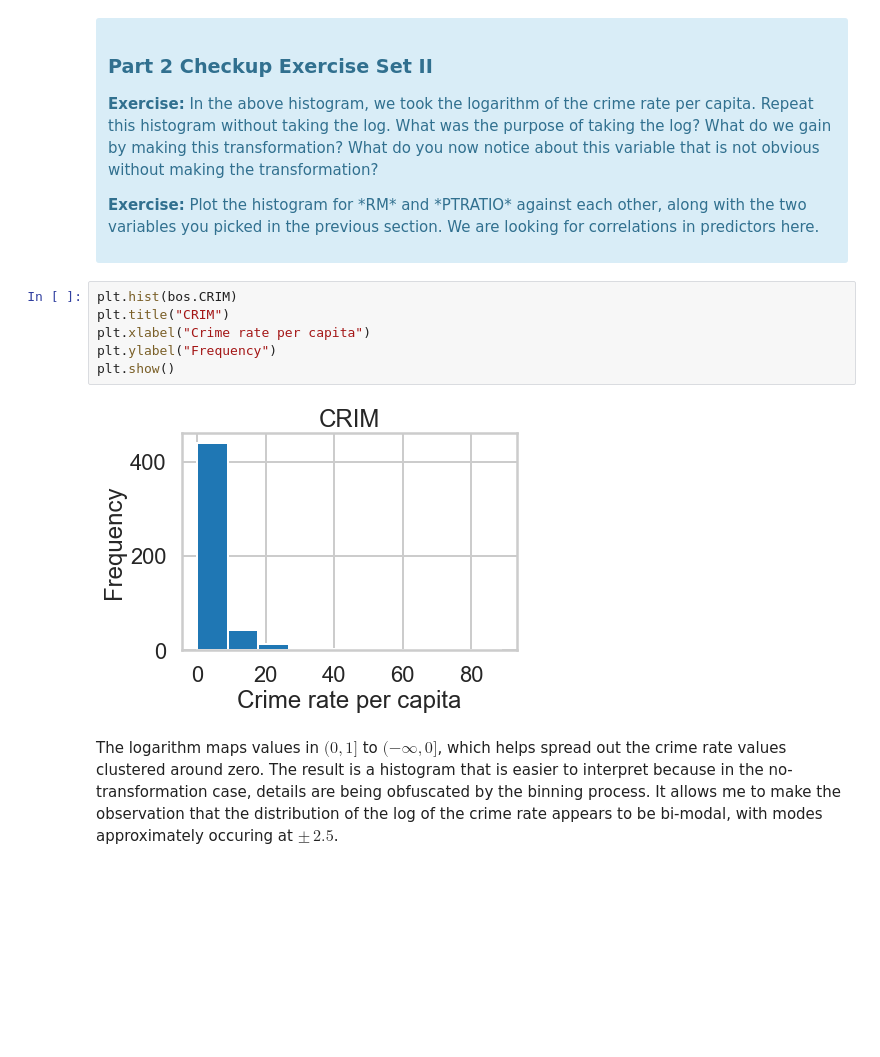
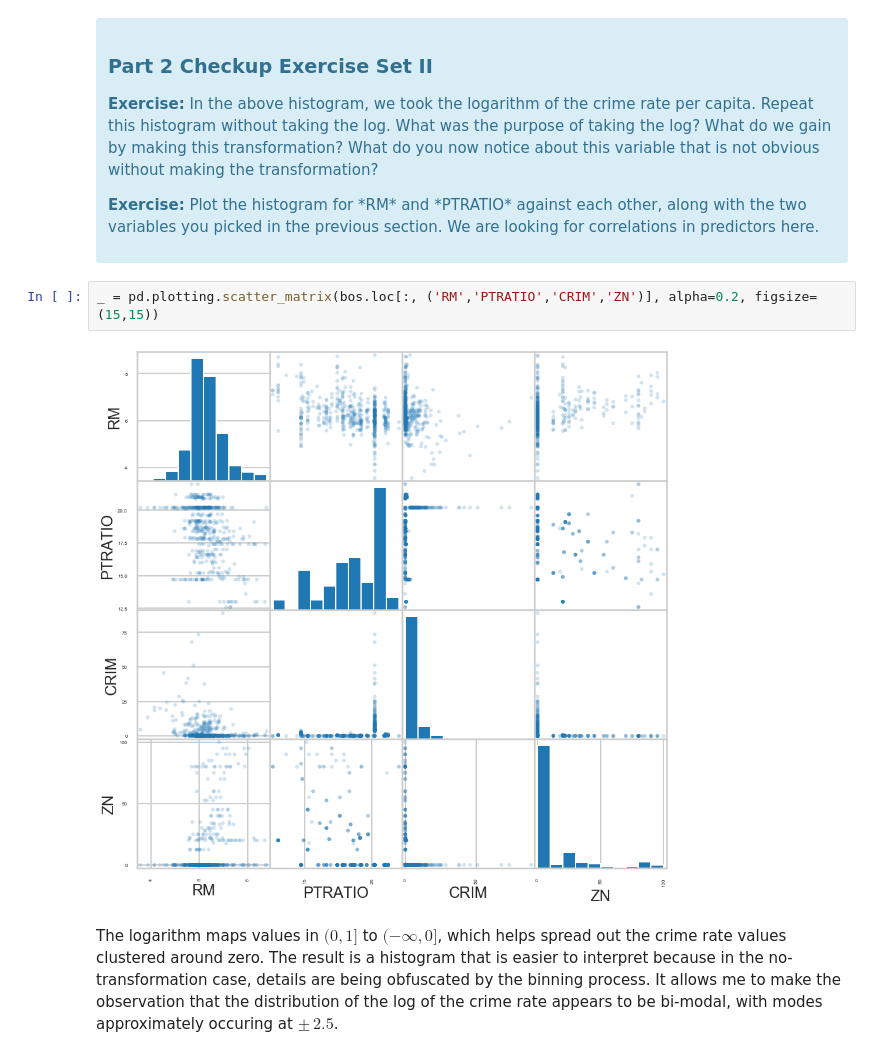
Before and after one commit to mgudorf/datsci, a Jupyter notebook: miniprojects/linear_regression/Mini_Project_Linear_Regression.ipynb, the cells around one changed output. Drawn from its saved outputs; the diff is of its cells as text; blank space fills up the shorter version.

```diff
--- a/miniprojects/linear_regression/Mini_Project_Linear_Regression.ipynb
+++ b/miniprojects/linear_regression/Mini_Project_Linear_Regression.ipynb
@@ -356,14 +356,10 @@ plt.show()
 
 <p><b>Exercise:</b> Plot the histogram for *RM* and *PTRATIO* against each other, along with the two variables you picked in the previous section. We are looking for correlations in predictors here.</p>
 </div>
-# %%
-plt.hist(bos.CRIM)
-plt.title("CRIM")
-plt.xlabel("Crime rate per capita")
-plt.ylabel("Frequency")
-plt.show()
-# %% [output]
-[figure, removed]
+# %%
+_ = pd.plotting.scatter_matrix(bos.loc[:, ('RM','PTRATIO','CRIM','ZN')], alpha=0.2, figsize=(15,15))
+# %% [output]
+[figure, added]
 # %% [markdown]
 The logarithm maps values in $(0, 1]$ to $(-\infty, 0]$, which helps spread out the crime rate values clustered around
 zero. The result is a histogram that is easier to interpret because in the no-transformation case, details are being
```
Also changed, not shown: parts of 35 cells of this notebook, 2 other files.
